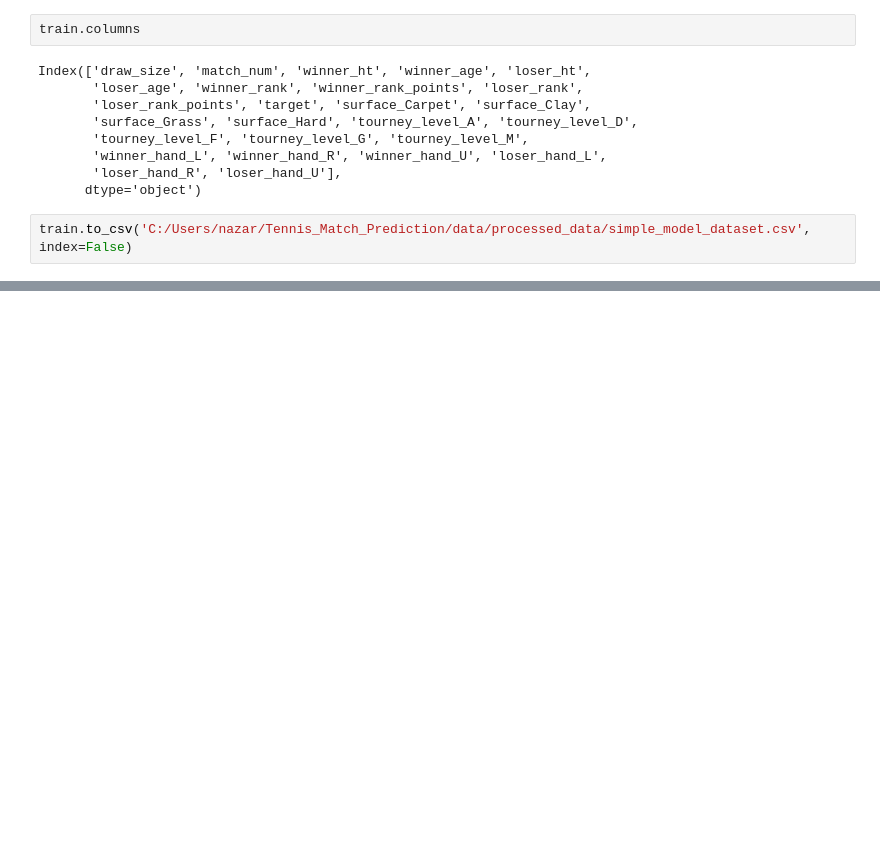
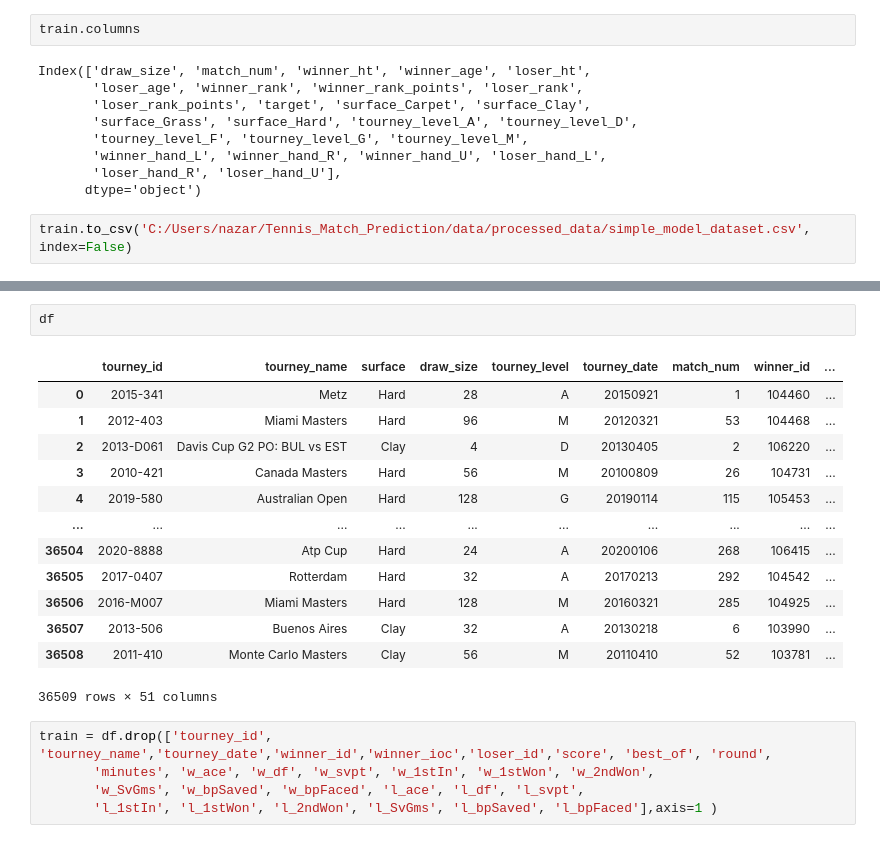
Before and after one commit to NazarPolishchuk7/Tennis_Match_Prediction, a Jupyter notebook: notebooks/data_preprocessing.ipynb, the cells around one changed output, grey strips where cells are left out. Cells and saved outputs as stored; diff of their text form; blank space fills up the shorter version.

```diff
--- a/notebooks/data_preprocessing.ipynb
+++ b/notebooks/data_preprocessing.ipynb
@@ -669,0 +737,21 @@ train.to_csv('C:/Users/nazar/Tennis_Match_Prediction/data/processed_data/simple_
+# %%
+df
+# %% [output]
+|  | tourney_id | tourney_name | surface | draw_size | tourney_level | tourney_date | match_num | winner_id | ... |
+| 0 | 2015-341 | Metz | Hard | 28 | A | 20150921 | 1 | 104460 | ... |
+| 1 | 2012-403 | Miami Masters | Hard | 96 | M | 20120321 | 53 | 104468 | ... |
+| 2 | 2013-D061 | Davis Cup G2 PO: BUL vs EST | Clay | 4 | D | 20130405 | 2 | 106220 | ... |
+| 3 | 2010-421 | Canada Masters | Hard | 56 | M | 20100809 | 26 | 104731 | ... |
+| 4 | 2019-580 | Australian Open | Hard | 128 | G | 20190114 | 115 | 105453 | ... |
+| ... | ... | ... | ... | ... | ... | ... | ... | ... | ... |
+| 36504 | 2020-8888 | Atp Cup | Hard | 24 | A | 20200106 | 268 | 106415 | ... |
+| 36505 | 2017-0407 | Rotterdam | Hard | 32 | A | 20170213 | 292 | 104542 | ... |
+| 36506 | 2016-M007 | Miami Masters | Hard | 128 | M | 20160321 | 285 | 104925 | ... |
+| 36507 | 2013-506 | Buenos Aires | Clay | 32 | A | 20130218 | 6 | 103990 | ... |
+| 36508 | 2011-410 | Monte Carlo Masters | Clay | 56 | M | 20110410 | 52 | 103781 | ... |
+36509 rows × 51 columns
+# %%
+train = df.drop(['tourney_id', 'tourney_name','tourney_date','winner_id','winner_ioc','loser_id','score', 'best_of', 'round',
+       'minutes', 'w_ace', 'w_df', 'w_svpt', 'w_1stIn', 'w_1stWon', 'w_2ndWon',
+       'w_SvGms', 'w_bpSaved', 'w_bpFaced', 'l_ace', 'l_df', 'l_svpt',
+       'l_1stIn', 'l_1stWon', 'l_2ndWon', 'l_SvGms', 'l_bpSaved', 'l_bpFaced'],axis=1 )
```
Also changed, not shown: parts of 25 cells of this notebook, 1 other file.
